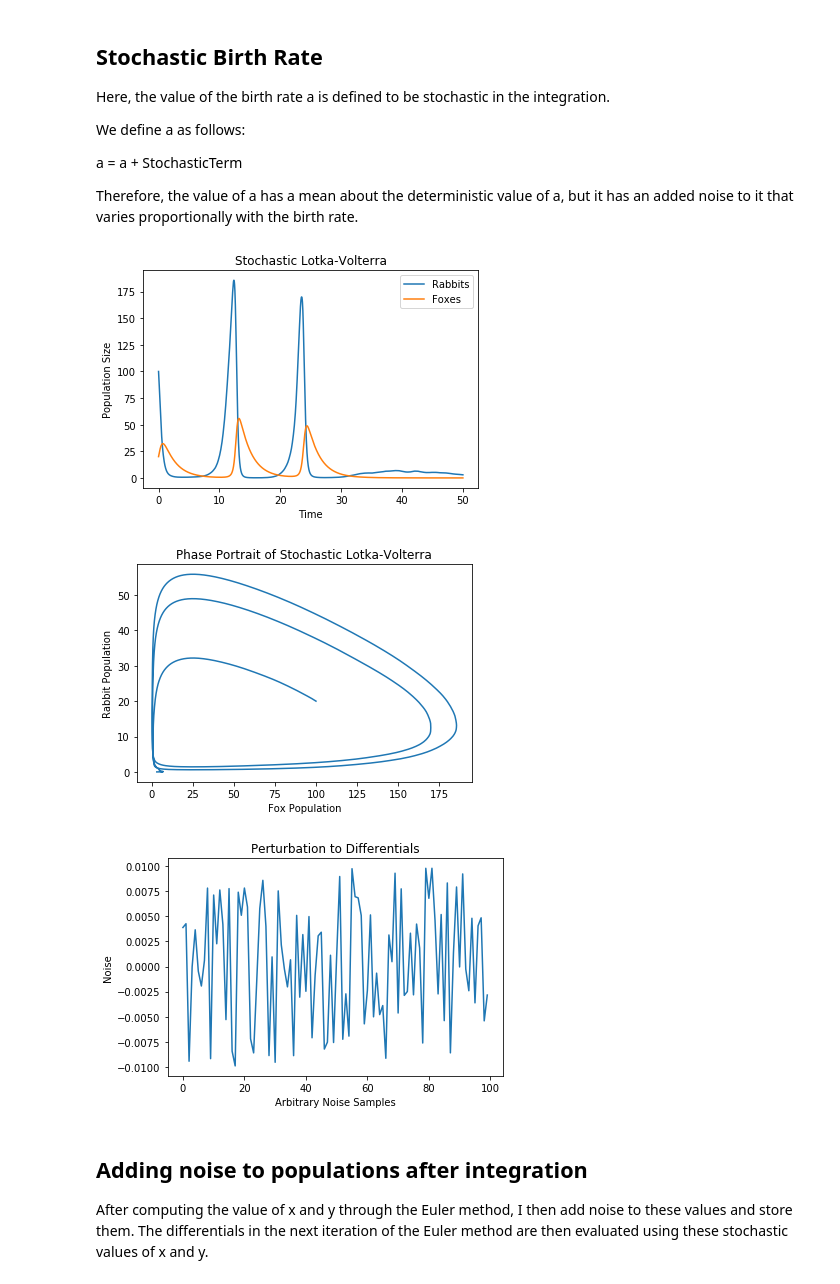
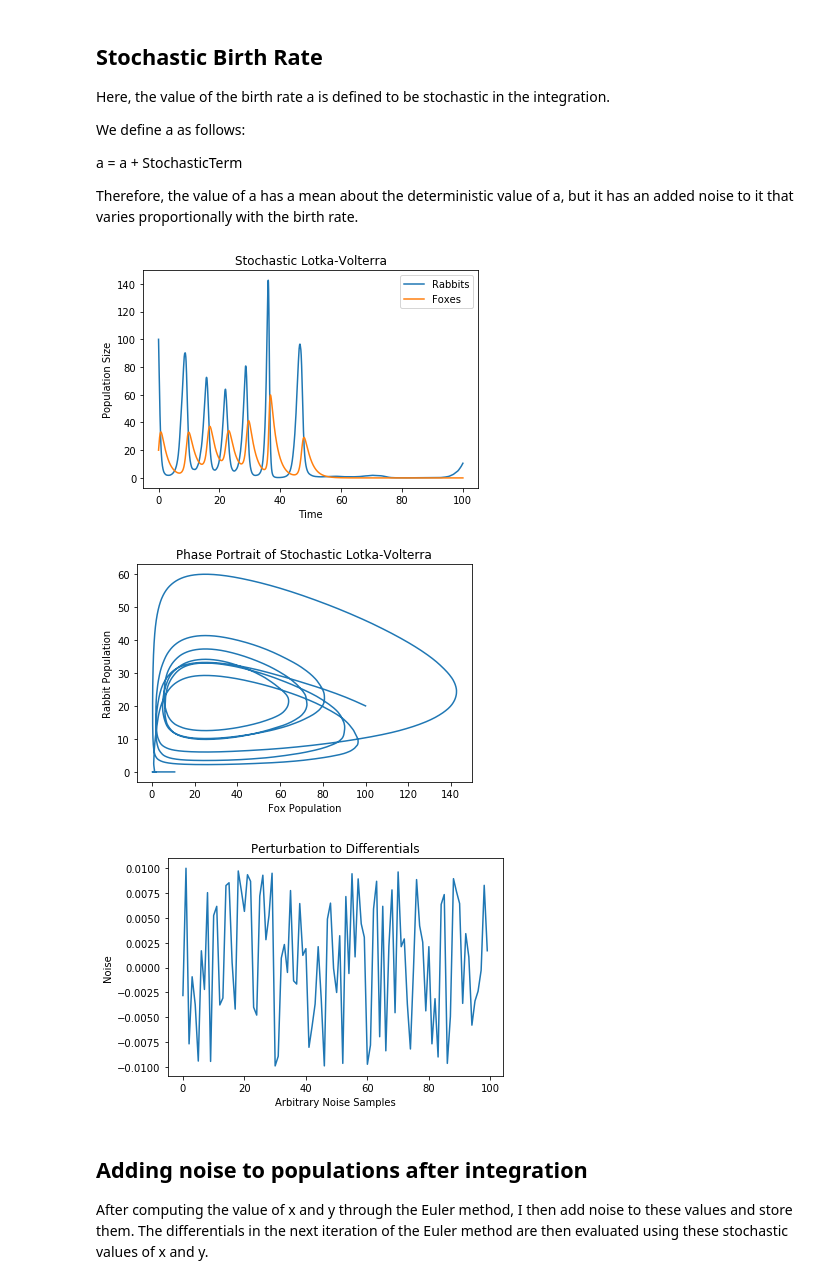
Before and after one commit to INASIC/predator-prey_systems, a Jupyter notebook: Modelling Predator-Prey Systems in Python.ipynb, the cells around one changed output. Cells and saved outputs as stored; diff of their text form; code cells hidden in the pictures.

```diff
--- a/Modelling Predator-Prey Systems in Python.ipynb
+++ b/Modelling Predator-Prey Systems in Python.ipynb
@@ -406,7 +406,7 @@ timestep = 0.001
 # amplitude of noise term
 amp = 0.01
 # the time at which the simulation ends
-end_time = 50
+end_time = 100
 
 # creates a time vector from 0 to end_time, seperated by a timestep
 t = npy.arange(0,end_time,timestep)
@@ -480,36 +480,36 @@ if amp == 0:
 else:
     # visualization of stochastic populations against time
     plt.plot(t, x)
     plt.plot(t, y)
     plt.xlabel('Time')
     plt.ylabel('Population Size')
     plt.legend(('Rabbits', 'Foxes'))
     plt.title('Stochastic Lotka-Volterra')
     plt.show()
 
     # stochastic phase portrait
     plt.plot(x,y)
     plt.xlabel('Fox Population')
     plt.ylabel('Rabbit Population')
     plt.title('Phase Portrait of Stochastic Lotka-Volterra')
     plt.show()
 
     # noise term visualization
     noise = []
     n =[]
     for sample in range(100):
         noise.append(StochasticTerm(amp))
         n.append(sample)
 
     plt.plot(n, noise)
     plt.xlabel('Arbitrary Noise Samples')
     plt.ylabel('Noise')
     plt.title('Perturbation to Differentials')
     plt.show()
 # %% [output]
-[figure, old version]
+[figure, new version]
-[figure, old version]
+[figure, new version]
-[figure, old version]
+[figure, new version]
 # %% [markdown]
 ## Adding noise to populations after integration
 
```
Also changed, not shown: parts of 2 cells of this notebook.
